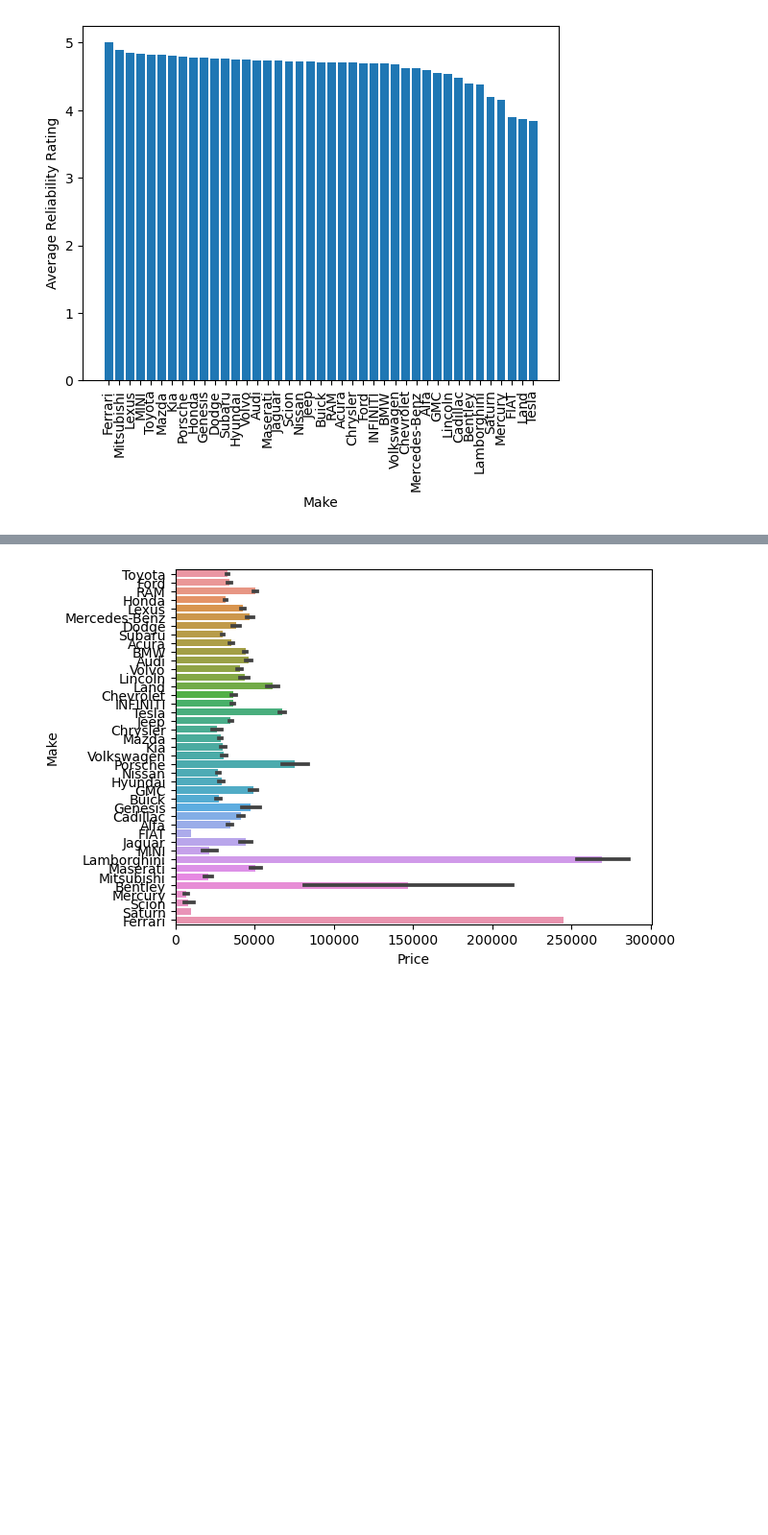
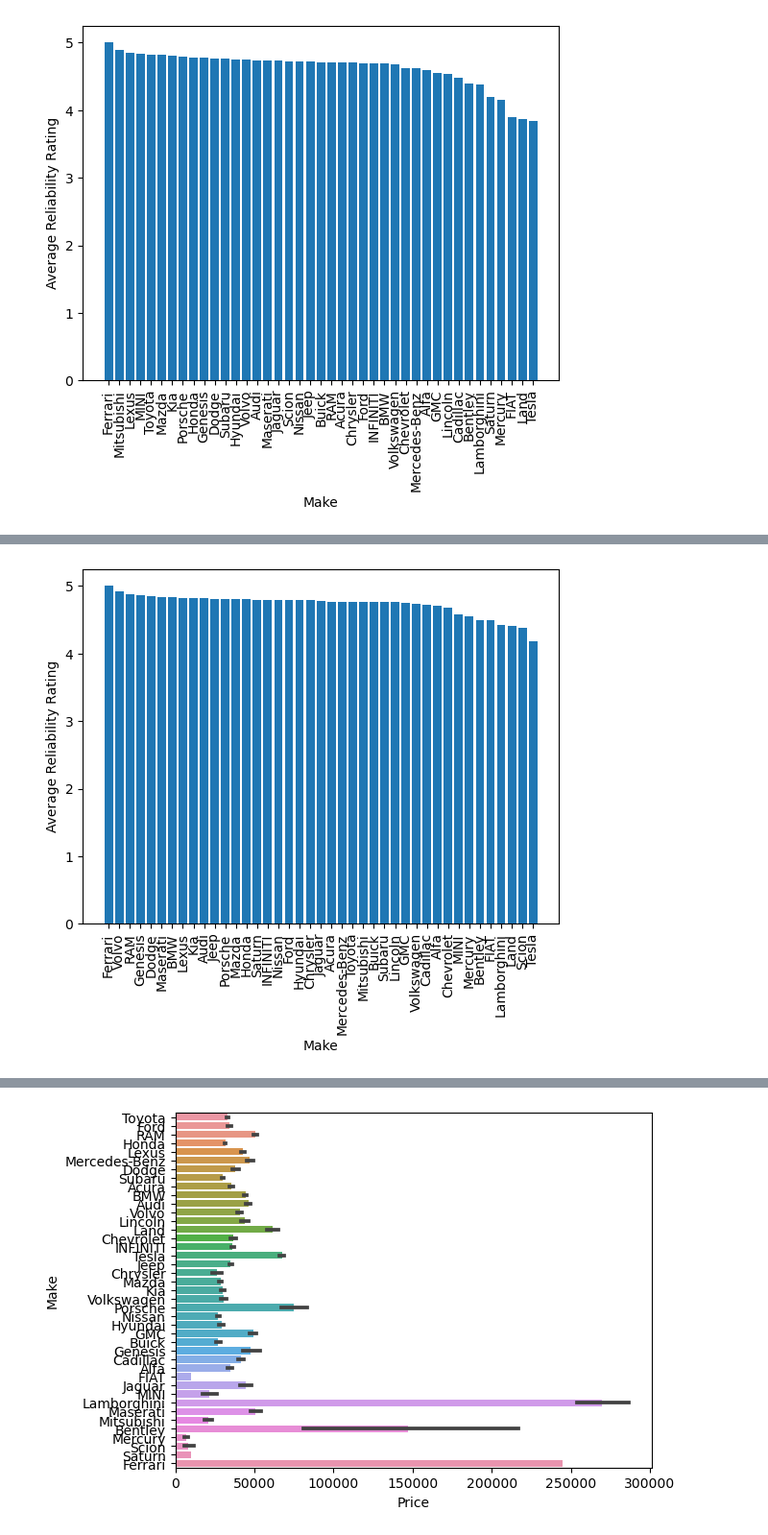
Before and after one commit to VickieL2399/ISYS-with-a-Y, a Jupyter notebook: ISYS with a Y/Q5.ipynb, the cells around one changed output, grey strips where cells are left out. Shown at 96% size. Saved outputs shown, nothing was run; the diff lists cells and outputs as text; code cells hidden in the pictures; blank space fills up the shorter version.

Commit message:
Found the mean/ave of Comfort found which brand has the best rating for comfort

```diff
--- a/ISYS with a Y/Q5.ipynb
+++ b/ISYS with a Y/Q5.ipynb
@@ -138,0 +132,3 @@ sns.scatterplot(data=honda, x='Year', y='Price', hue='SellerType',);
+# %%
+brand_comfort = car_sale_data.groupby('Make')['ComfortRating'].mean().sort_values(ascending=False)
+brand_comfort
@@ -138,0 +153,8 @@ sns.scatterplot(data=honda, x='Year', y='Price', hue='SellerType',);
+# %%
+plt.bar(brand_comfort.index,brand_comfort.values)
+plt.xticks(rotation=90)
+plt.xlabel('Make')
+plt.ylabel('Average Comfort Rating')
+plt.show()
+# %% [output]
+[figure, added]
```
Also changed, not shown: parts of 7 cells of this notebook.
